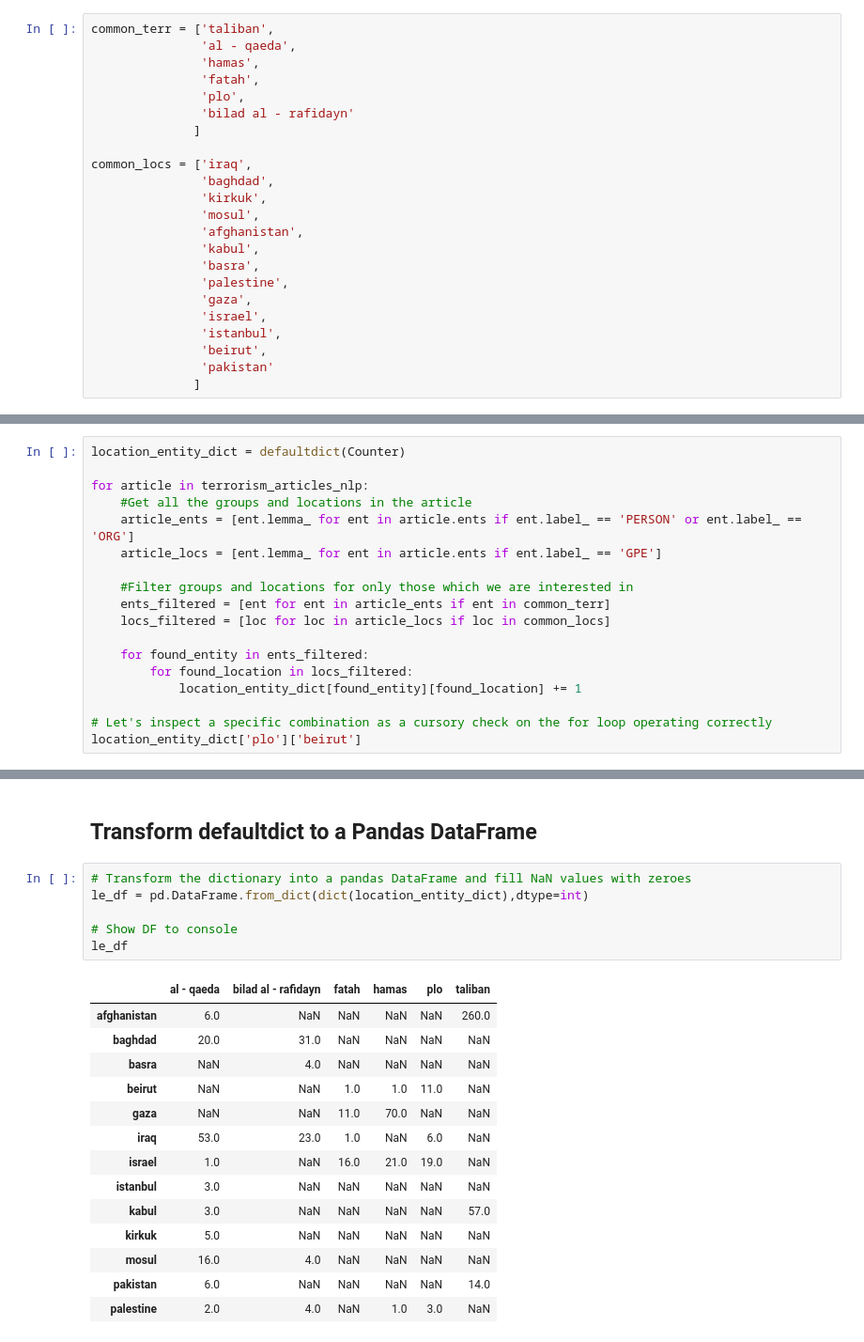
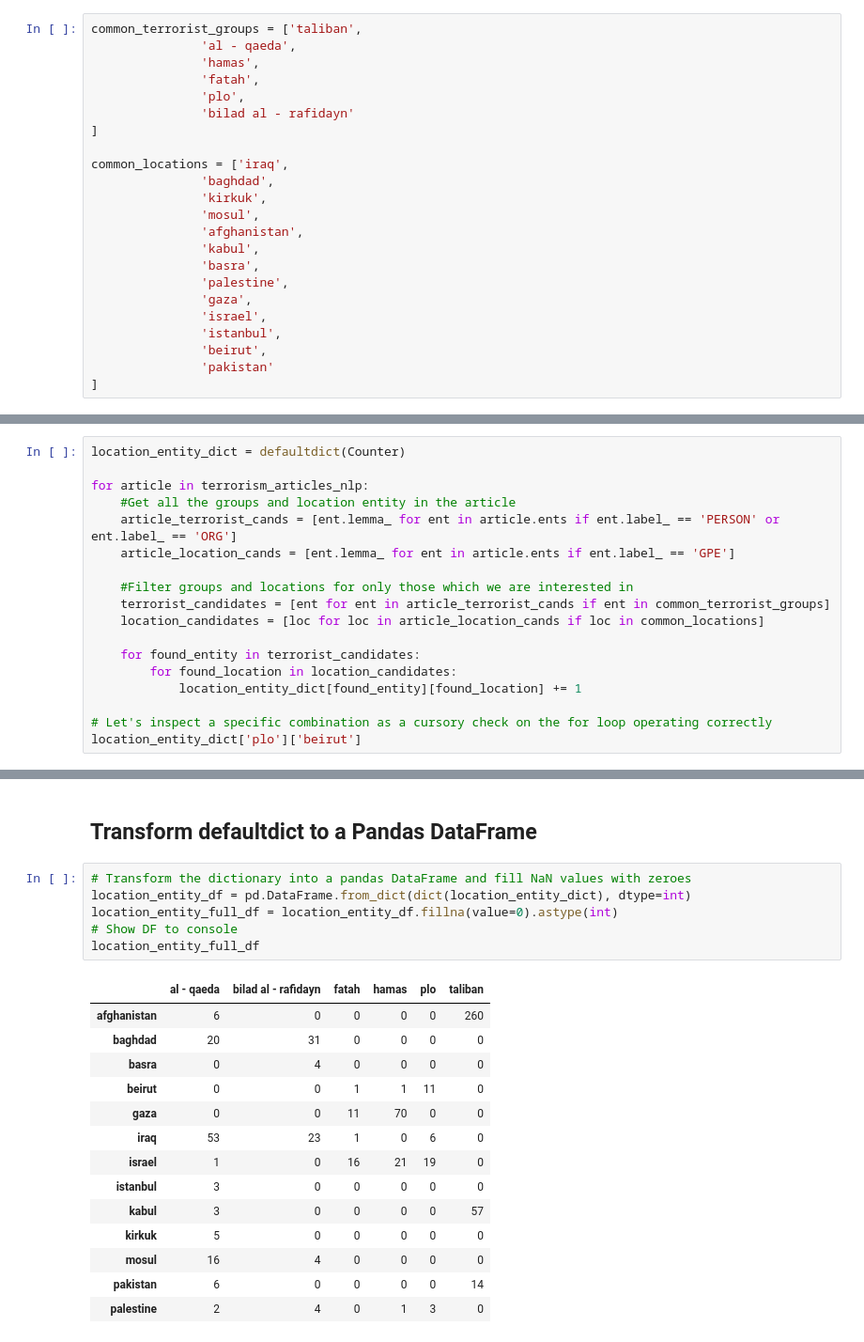
Before and after one commit to cytora/pycon-nlp-in-10-lines, a Jupyter notebook: 02_rand_dataset.ipynb, the cells around one changed output, grey strips where cells are left out. Shown at 94% size. Drawn from its saved outputs; the diff is of its cells as text.

```diff
--- a/02_rand_dataset.ipynb
+++ b/02_rand_dataset.ipynb
@@ -45,15 +45,15 @@ terrorism_articles_nlp = [nlp(art) for art in terrorism_articles]
 
 These are commonly mentioned in the full dataset, which you can prove for yourself using the same approaches as in the previous tutorial for Pride and Prejudice. You can process the full dataset at once into one spaCy span using the read_file() function.
 # %%
-common_terr = ['taliban',
+common_terrorist_groups = ['taliban',
                'al - qaeda',
                'hamas',
                'fatah',
                'plo',
                'bilad al - rafidayn'
-              ]
+]
 
-common_locs = ['iraq',
+common_locations = ['iraq',
                'baghdad',
                'kirkuk',
                'mosul',
@@ -66,23 +66,23 @@ common_locs = ['iraq',
                'istanbul',
                'beirut',
                'pakistan'
-              ]
+]
 # %% [markdown]
 ## Inspect each article for mentions of groups and locations
 # %%
 location_entity_dict = defaultdict(Counter)
 
 for article in terrorism_articles_nlp:
-    #Get all the groups and locations in the article
-    article_ents = [ent.lemma_ for ent in article.ents if ent.label_ == 'PERSON' or ent.label_ == 'ORG']
-    article_locs = [ent.lemma_ for ent in article.ents if ent.label_ == 'GPE']
+    #Get all the groups and location entity in the article
+    article_terrorist_cands = [ent.lemma_ for ent in article.ents if ent.label_ == 'PERSON' or ent.label_ == 'ORG']
+    article_location_cands = [ent.lemma_ for ent in article.ents if ent.label_ == 'GPE']
 
     #Filter groups and locations for only those which we are interested in
-    ents_filtered = [ent for ent in article_ents if ent in common_terr]
-    locs_filtered = [loc for loc in article_locs if loc in common_locs]
+    terrorist_candidates = [ent for ent in article_terrorist_cands if ent in common_terrorist_groups]
+    location_candidates = [loc for loc in article_location_cands if loc in common_locations]
 
-    for found_entity in ents_filtered:
-        for found_location in locs_filtered:
+    for found_entity in terrorist_candidates:
+        for found_location in location_candidates:
             location_entity_dict[found_entity][found_location] += 1
 
 # Let's inspect a specific combination as a cursory check on the for loop operating correctly
@@ -93,25 +93,25 @@ location_entity_dict['plo']['beirut']
 ## Transform defaultdict to a Pandas DataFrame
 # %%
 # Transform the dictionary into a pandas DataFrame and fill NaN values with zeroes
-le_df = pd.DataFrame.from_dict(dict(location_entity_dict),dtype=int)
-
+location_entity_df = pd.DataFrame.from_dict(dict(location_entity_dict), dtype=int)
+location_entity_full_df = location_entity_df.fillna(value=0).astype(int)
 # Show DF to console
-le_df
+location_entity_full_df
 # %% [output]
 |  | al - qaeda | bilad al - rafidayn | fatah | hamas | plo | taliban |
-| afghanistan | 6.0 | NaN | NaN | NaN | NaN | 260.0 |
-| baghdad | 20.0 | 31.0 | NaN | NaN | NaN | NaN |
-| basra | NaN | 4.0 | NaN | NaN | NaN | NaN |
-| beirut | NaN | NaN | 1.0 | 1.0 | 11.0 | NaN |
-| gaza | NaN | NaN | 11.0 | 70.0 | NaN | NaN |
-| iraq | 53.0 | 23.0 | 1.0 | NaN | 6.0 | NaN |
-| israel | 1.0 | NaN | 16.0 | 21.0 | 19.0 | NaN |
-| istanbul | 3.0 | NaN | NaN | NaN | NaN | NaN |
-| kabul | 3.0 | NaN | NaN | NaN | NaN | 57.0 |
-| kirkuk | 5.0 | NaN | NaN | NaN | NaN | NaN |
-| mosul | 16.0 | 4.0 | NaN | NaN | NaN | NaN |
-| pakistan | 6.0 | NaN | NaN | NaN | NaN | 14.0 |
-| palestine | 2.0 | 4.0 | NaN | 1.0 | 3.0 | NaN |
+| afghanistan | 6 | 0 | 0 | 0 | 0 | 260 |
+| baghdad | 20 | 31 | 0 | 0 | 0 | 0 |
+| basra | 0 | 4 | 0 | 0 | 0 | 0 |
+| beirut | 0 | 0 | 1 | 1 | 11 | 0 |
+| gaza | 0 | 0 | 11 | 70 | 0 | 0 |
+| iraq | 53 | 23 | 1 | 0 | 6 | 0 |
+| israel | 1 | 0 | 16 | 21 | 19 | 0 |
+| istanbul | 3 | 0 | 0 | 0 | 0 | 0 |
+| kabul | 3 | 0 | 0 | 0 | 0 | 57 |
+| kirkuk | 5 | 0 | 0 | 0 | 0 | 0 |
+| mosul | 16 | 4 | 0 | 0 | 0 | 0 |
+| pakistan | 6 | 0 | 0 | 0 | 0 | 14 |
+| palestine | 2 | 4 | 0 | 1 | 3 | 0 |
 # %%
 # Seaborn can transform a DataFrame directly into a figure
 
```
Also changed, not shown: parts of 4 cells of this notebook.
